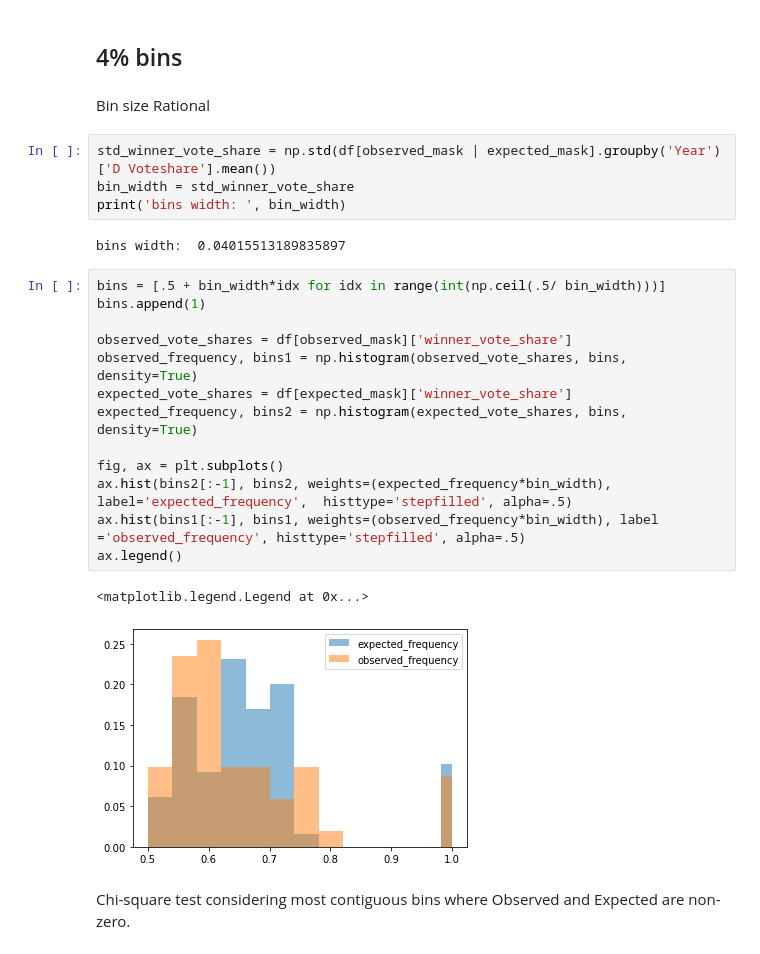
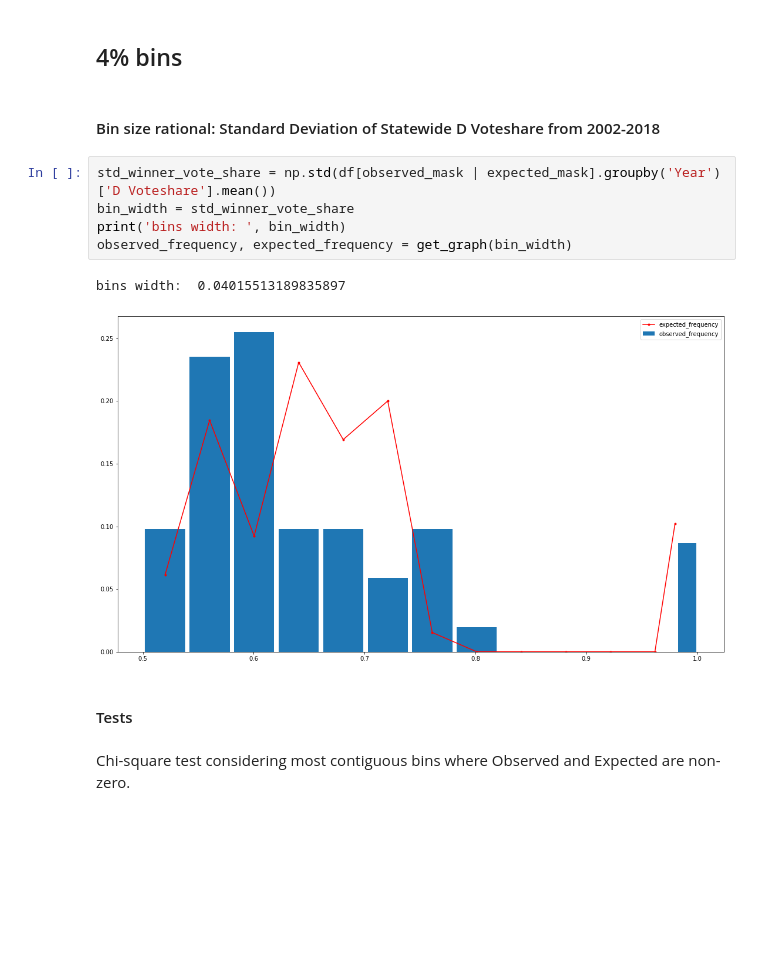
Before and after one commit to baxterdemers/metric_notebooks, a Jupyter notebook: May 13, 2020 histograms.ipynb, the cells around one changed output. Saved outputs shown, nothing was run; the diff lists cells and outputs as text; blank space fills up the shorter version.

```diff
--- a/May 13, 2020 histograms.ipynb
+++ b/May 13, 2020 histograms.ipynb
@@ -61,30 +69,18 @@ stats.chisquare(observed_frequency[0:4], expected_frequency[0:4])
 Power_divergenceResult(statistic=5.93243886758752, pvalue=0.11494388779134035)
 # %% [markdown]
 ## 4% bins
-# %% [markdown]
-Bin size Rational
+# %% [markdown]
+#### Bin size rational: Standard Deviation of Statewide D Voteshare from 2002-2018
 # %%
 std_winner_vote_share = np.std(df[observed_mask | expected_mask].groupby('Year')['D Voteshare'].mean())
 bin_width = std_winner_vote_share
 print('bins width: ', bin_width)
+observed_frequency, expected_frequency = get_graph(bin_width)
 # %% [output]
 bins width:  0.04015513189835897
+[figure, added]
-# %%
-bins = [.5 + bin_width*idx for idx in range(int(np.ceil(.5/ bin_width)))]
-bins.append(1)
-
-observed_vote_shares = df[observed_mask]['winner_vote_share']
-observed_frequency, bins1 = np.histogram(observed_vote_shares, bins, density=True)
-expected_vote_shares = df[expected_mask]['winner_vote_share']
-expected_frequency, bins2 = np.histogram(expected_vote_shares, bins, density=True)
-
-fig, ax = plt.subplots()
-ax.hist(bins2[:-1], bins2, weights=(expected_frequency*bin_width), label='expected_frequency',  histtype='stepfilled', alpha=.5)
-ax.hist(bins1[:-1], bins1, weights=(observed_frequency*bin_width), label ='observed_frequency', histtype='stepfilled', alpha=.5)
-ax.legend()
-# %% [output]
-<matplotlib.legend.Legend at 0x...>
-[figure, removed]
+# %% [markdown]
+#### Tests
 # %% [markdown]
 Chi-square test considering most contiguous bins where Observed and Expected are non-zero.
 # %%
```
Also changed, not shown: parts of 7 cells of this notebook.
